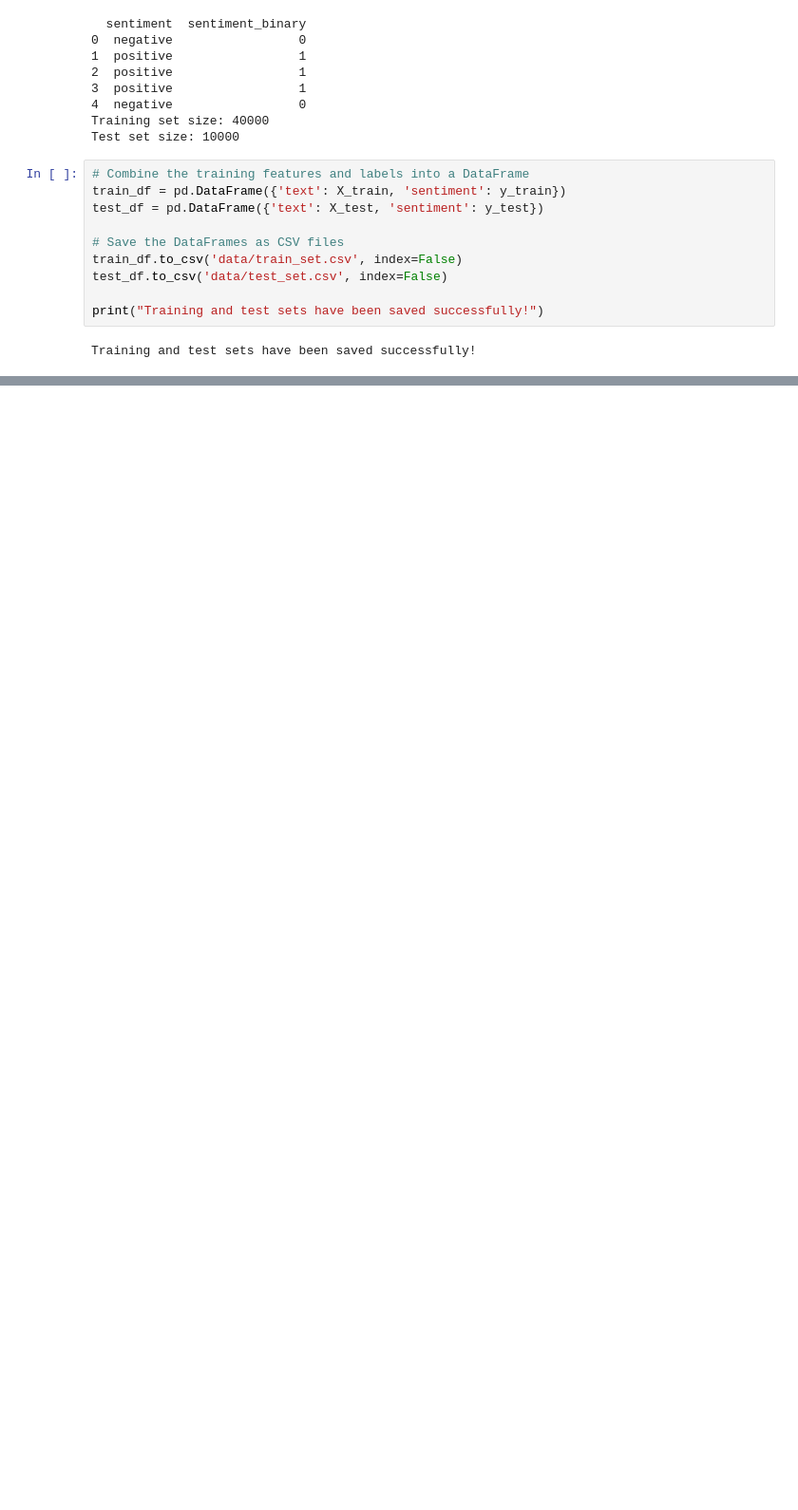
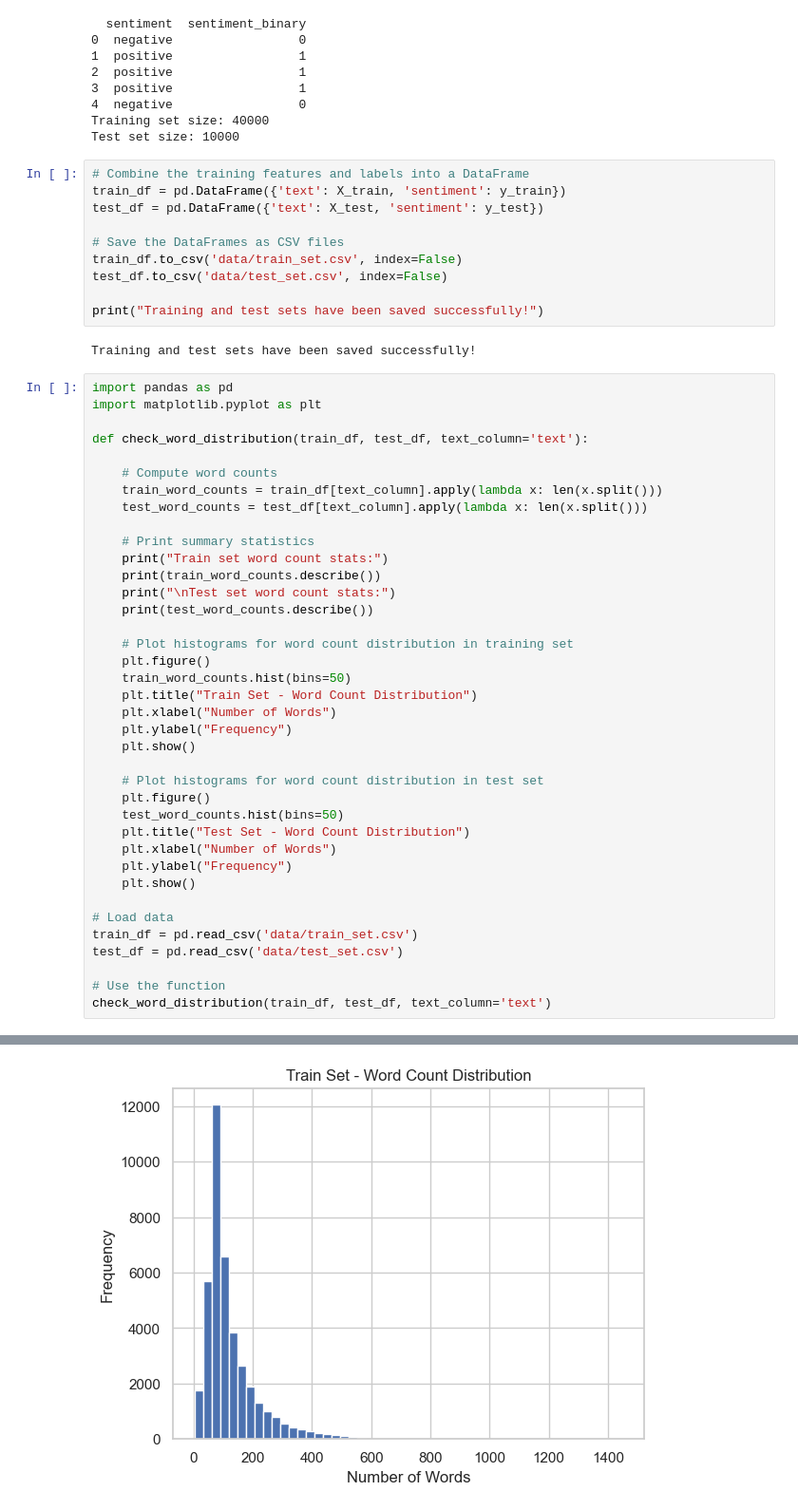
Before and after one commit to jacoblimjy/IMDB_sentiment_analysis, a Jupyter notebook: data_preprocessing.ipynb, the cells around one changed output, grey strips where cells are left out. Shown at 95% size. Drawn from its saved outputs; the diff is of its cells as text; blank space fills up the shorter version.

```diff
--- a/data_preprocessing.ipynb
+++ b/data_preprocessing.ipynb
@@ -1028,3 +1028,42 @@ test_df.to_csv('data/test_set.csv', index=False)
 print("Training and test sets have been saved successfully!")
 # %% [output]
 Training and test sets have been saved successfully!
+# %%
+import pandas as pd
+import matplotlib.pyplot as plt
+
+def check_word_distribution(train_df, test_df, text_column='text'):
+
+    # Compute word counts
+    train_word_counts = train_df[text_column].apply(lambda x: len(x.split()))
+    test_word_counts = test_df[text_column].apply(lambda x: len(x.split()))
+
+    # Print summary statistics
+    print("Train set word count stats:")
+    print(train_word_counts.describe())
+    print("\nTest set word count stats:")
+    print(test_word_counts.describe())
+
+    # Plot histograms for word count distribution in training set
+    plt.figure()
+    train_word_counts.hist(bins=50)
+    plt.title("Train Set - Word Count Distribution")
+    plt.xlabel("Number of Words")
+    plt.ylabel("Frequency")
+    plt.show()
+
+    # Plot histograms for word count distribution in test set
+    plt.figure()
+    test_word_counts.hist(bins=50)
+    plt.title("Test Set - Word Count Distribution")
+    plt.xlabel("Number of Words")
+    plt.ylabel("Frequency")
+    plt.show()
+
+# Load data
+train_df = pd.read_csv('data/train_set.csv')
+test_df = pd.read_csv('data/test_set.csv')
+
+# Use the function
+check_word_distribution(train_df, test_df, text_column='text')
+# %% [output]
@@ -1030,0 +1087 @@ Training and test sets have been saved successfully!
+[figure, added]
```
Also changed, not shown: parts of 3 cells of this notebook, 1 other file.
